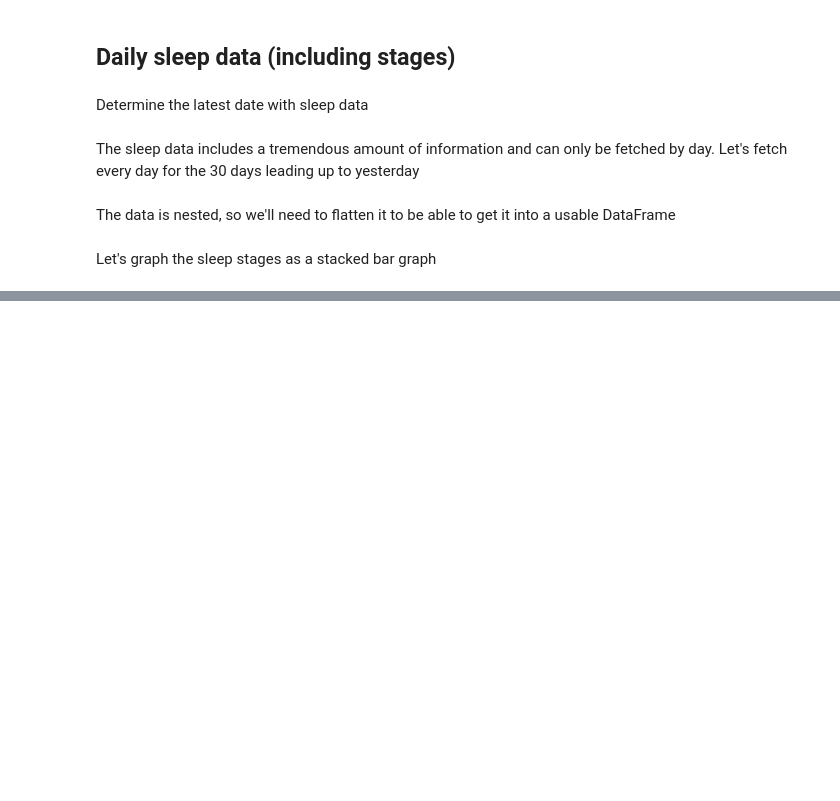
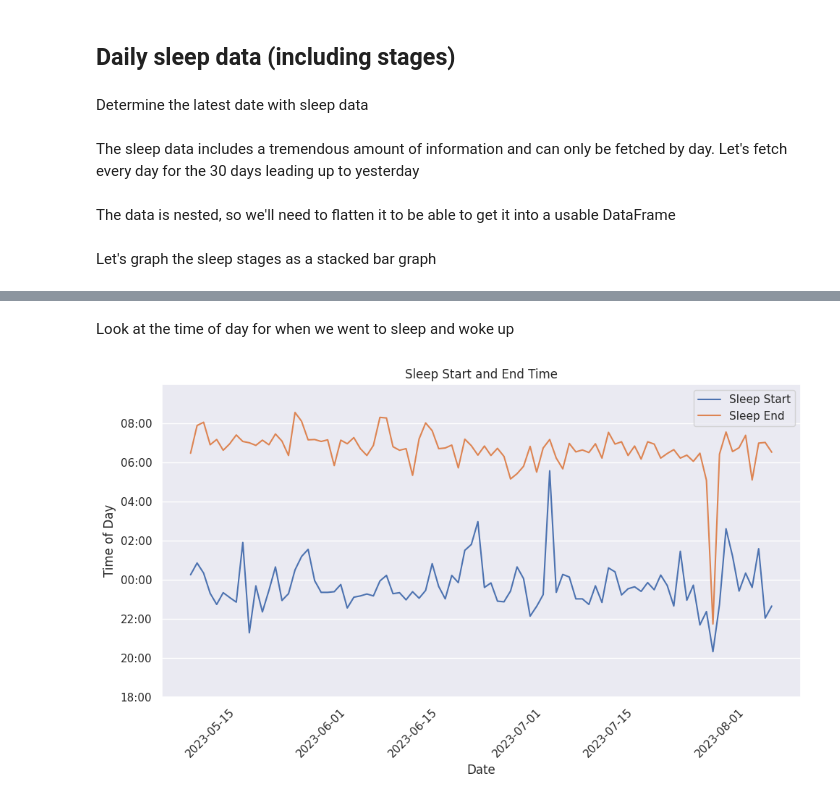
Before and after one commit to matin/garth, a Jupyter notebook: colabs/sleep.ipynb, the cells around one changed output, grey strips where cells are left out. Drawn from its saved outputs; the diff is of its cells as text; code cells hidden in the pictures; blank space fills up the shorter version.

```diff
--- a/colabs/sleep.ipynb
+++ b/colabs/sleep.ipynb
@@ -166,0 +183,48 @@ plt.show()
+# %% [markdown]
+Look at the time of day for when we went to sleep and woke up
+# %%
+import matplotlib.pyplot as plt
+import pandas as pd
+import seaborn as sns
+
+df = dataclass_to_dataframe(sleep_data)
+df.sort_values("daily_sleep_dto.calendar_date", inplace=True)
+df.set_index("daily_sleep_dto.calendar_date", inplace=True)
+
+# Convert index to datetime
+df.index = pd.to_datetime(df.index)
+
+# Get the provided timestamp columns (in milliseconds)
+start_col = "daily_sleep_dto.sleep_start_timestamp_local"
+end_col = "daily_sleep_dto.sleep_end_timestamp_local"
+
+# Convert the timestamps (in milliseconds) to hours and minutes
+df["sleep_start_time"] = pd.to_datetime(df[start_col], unit="ms").dt.time
+df["sleep_end_time"] = pd.to_datetime(df[end_col], unit="ms").dt.time
+
+# Convert time to hours, with 18:00 as the starting point
+def convert_time(time_obj):
+    hours_from_18 = time_obj.hour + time_obj.minute / 60 - 18
+    return hours_from_18 if hours_from_18 >= 0 else hours_from_18 + 24
+
+df["sleep_start_hours"] = df["sleep_start_time"].apply(convert_time)
+df["sleep_end_hours"] = df["sleep_end_time"].apply(convert_time)
+
+# Plot
+plt.figure(figsize=(10, 6))
+sns.lineplot(data=df, x=df.index, y="sleep_start_hours", label="Sleep Start")
+sns.lineplot(data=df, x=df.index, y="sleep_end_hours", label="Sleep End")
+
+# Formatting
+plt.title("Sleep Start and End Time")
+plt.ylabel("Time of Day")
+plt.xlabel("Date")
+plt.grid(axis='x')
+plt.xticks(rotation=45)
+plt.yticks(range(0, 16, 2), [f"{(h + 18) % 24:02d}:00" for h in range(0, 16, 2)])
+plt.ylim(0, 16)
+plt.tight_layout()
+plt.legend()
+plt.show()
+# %% [output]
+[figure, added]
```
Also changed, not shown: parts of 4 cells of this notebook.
